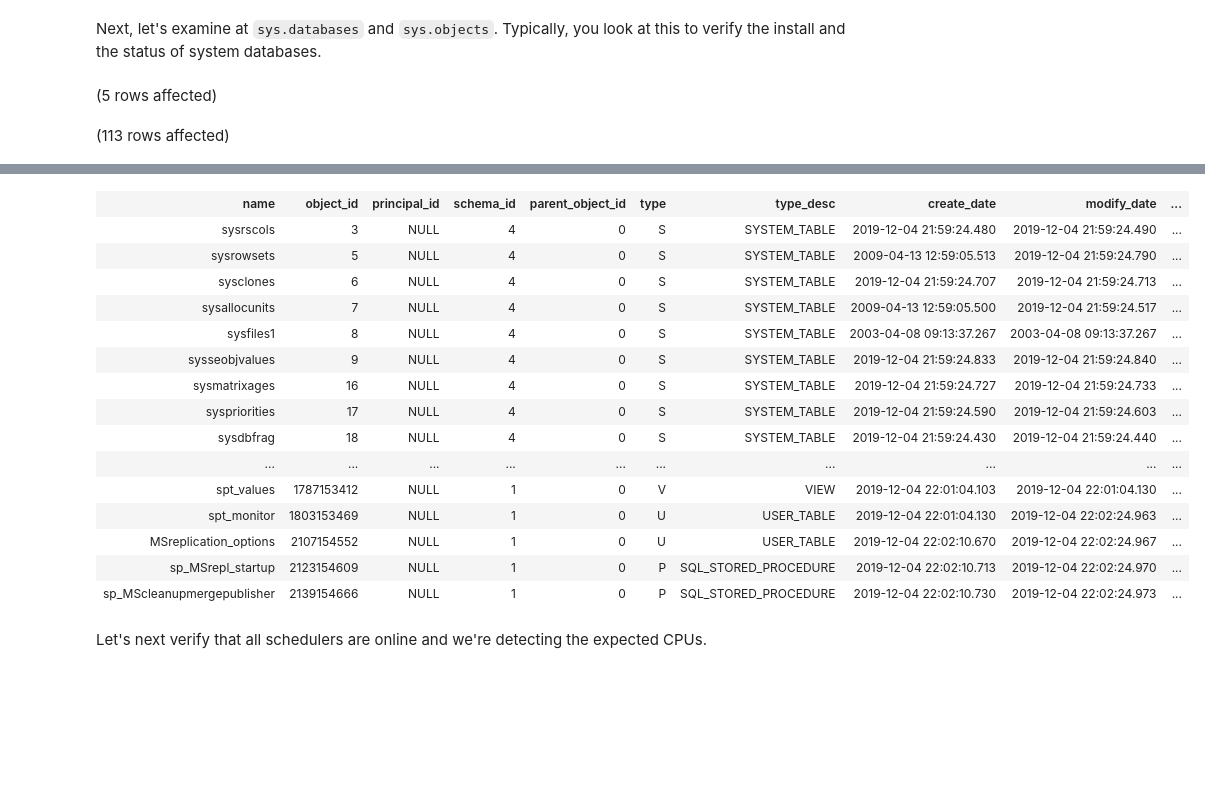
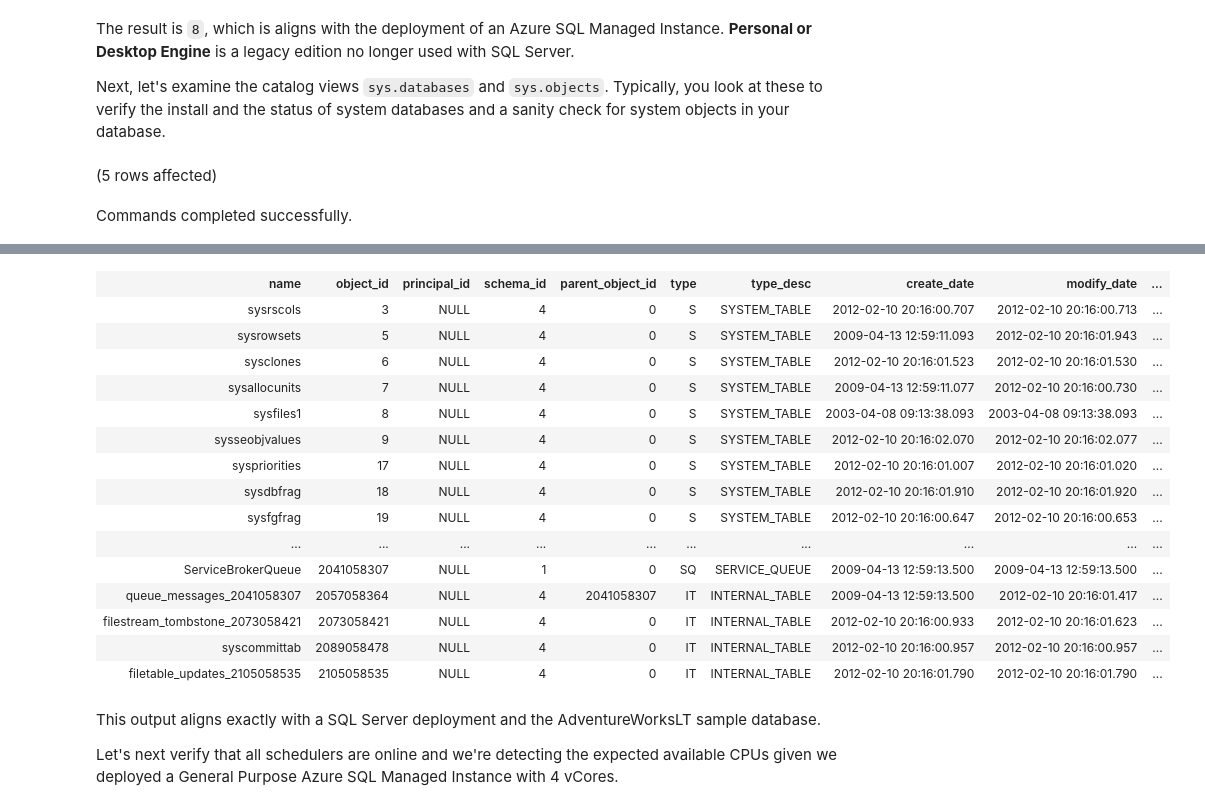
Before and after one commit to microsoft/sqlworkshops, a Jupyter notebook: AzureSQLWorkshop/azuresqlworkshop/02-DeployAndConfigure/verifydeployment/VerifyDeployment-MI.ipynb, the cells around one changed output, grey strips where cells are left out. Cells and saved outputs as stored; diff of their text form; code cells hidden in the pictures; blank space fills up the shorter version.

Commit message:
Updated Verify deployment notebooks
Updated notebooks for verify deployment

```diff
--- a/AzureSQLWorkshop/azuresqlworkshop/02-DeployAndConfigure/verifydeployment/VerifyDeployment-MI.ipynb
+++ b/AzureSQLWorkshop/azuresqlworkshop/02-DeployAndConfigure/verifydeployment/VerifyDeployment-MI.ipynb
@@ -35,11 +44,15 @@ Total execution time: 00:00:00.815
 | (No column name) |
 | 8 |
 # %% [markdown]
-Next, let's examine at `sys.databases` and `sys.objects`. Typically, you look at this to verify the install and the status of system databases.
+The result is `8`, which is aligns with the deployment of an Azure SQL Managed Instance. **Personal or Desktop Engine** is a legacy edition no longer used with SQL Server.
+
+Next, let's examine the catalog views `sys.databases` and `sys.objects`. Typically, you look at these to verify the install and the status of system databases and a sanity check for system objects in your database.
 # %%
-SELECT * FROM sys.databases
-
-SELECT * FROM sys.objects
+SELECT * FROM sys.databases;
+GO
+USE AdventureWorks0406;
+GO
+SELECT * FROM sys.objects;
 # %% [output]
 (5 rows affected)
-(113 rows affected)
+Commands completed successfully.
@@ -53,18 +67,20 @@ Total execution time: 00:00:01.695
 | name | object_id | principal_id | schema_id | parent_object_id | type | type_desc | create_date | modify_date | ... |
-| sysrscols | 3 | NULL | 4 | 0 | S | SYSTEM_TABLE | 2019-12-04 21:59:24.480 | 2019-12-04 21:59:24.490 | ... |
-| sysrowsets | 5 | NULL | 4 | 0 | S | SYSTEM_TABLE | 2009-04-13 12:59:05.513 | 2019-12-04 21:59:24.790 | ... |
-| sysclones | 6 | NULL | 4 | 0 | S | SYSTEM_TABLE | 2019-12-04 21:59:24.707 | 2019-12-04 21:59:24.713 | ... |
-| sysallocunits | 7 | NULL | 4 | 0 | S | SYSTEM_TABLE | 2009-04-13 12:59:05.500 | 2019-12-04 21:59:24.517 | ... |
-| sysfiles1 | 8 | NULL | 4 | 0 | S | SYSTEM_TABLE | 2003-04-08 09:13:37.267 | 2003-04-08 09:13:37.267 | ... |
-| sysseobjvalues | 9 | NULL | 4 | 0 | S | SYSTEM_TABLE | 2019-12-04 21:59:24.833 | 2019-12-04 21:59:24.840 | ... |
-| sysmatrixages | 16 | NULL | 4 | 0 | S | SYSTEM_TABLE | 2019-12-04 21:59:24.727 | 2019-12-04 21:59:24.733 | ... |
-| syspriorities | 17 | NULL | 4 | 0 | S | SYSTEM_TABLE | 2019-12-04 21:59:24.590 | 2019-12-04 21:59:24.603 | ... |
-| sysdbfrag | 18 | NULL | 4 | 0 | S | SYSTEM_TABLE | 2019-12-04 21:59:24.430 | 2019-12-04 21:59:24.440 | ... |
+| sysrscols | 3 | NULL | 4 | 0 | S | SYSTEM_TABLE | 2012-02-10 20:16:00.707 | 2012-02-10 20:16:00.713 | ... |
+| sysrowsets | 5 | NULL | 4 | 0 | S | SYSTEM_TABLE | 2009-04-13 12:59:11.093 | 2012-02-10 20:16:01.943 | ... |
+| sysclones | 6 | NULL | 4 | 0 | S | SYSTEM_TABLE | 2012-02-10 20:16:01.523 | 2012-02-10 20:16:01.530 | ... |
+| sysallocunits | 7 | NULL | 4 | 0 | S | SYSTEM_TABLE | 2009-04-13 12:59:11.077 | 2012-02-10 20:16:00.730 | ... |
+| sysfiles1 | 8 | NULL | 4 | 0 | S | SYSTEM_TABLE | 2003-04-08 09:13:38.093 | 2003-04-08 09:13:38.093 | ... |
+| sysseobjvalues | 9 | NULL | 4 | 0 | S | SYSTEM_TABLE | 2012-02-10 20:16:02.070 | 2012-02-10 20:16:02.077 | ... |
+| syspriorities | 17 | NULL | 4 | 0 | S | SYSTEM_TABLE | 2012-02-10 20:16:01.007 | 2012-02-10 20:16:01.020 | ... |
+| sysdbfrag | 18 | NULL | 4 | 0 | S | SYSTEM_TABLE | 2012-02-10 20:16:01.910 | 2012-02-10 20:16:01.920 | ... |
+| sysfgfrag | 19 | NULL | 4 | 0 | S | SYSTEM_TABLE | 2012-02-10 20:16:00.647 | 2012-02-10 20:16:00.653 | ... |
 | ... | ... | ... | ... | ... | ... | ... | ... | ... | ... |
-| spt_values | 1787153412 | NULL | 1 | 0 | V | VIEW | 2019-12-04 22:01:04.103 | 2019-12-04 22:01:04.130 | ... |
-| spt_monitor | 1803153469 | NULL | 1 | 0 | U | USER_TABLE | 2019-12-04 22:01:04.130 | 2019-12-04 22:02:24.963 | ... |
-| MSreplication_options | 2107154552 | NULL | 1 | 0 | U | USER_TABLE | 2019-12-04 22:02:10.670 | 2019-12-04 22:02:24.967 | ... |
-| sp_MSrepl_startup | 2123154609 | NULL | 1 | 0 | P | SQL_STORED_PROCEDURE | 2019-12-04 22:02:10.713 | 2019-12-04 22:02:24.970 | ... |
-| sp_MScleanupmergepublisher | 2139154666 | NULL | 1 | 0 | P | SQL_STORED_PROCEDURE | 2019-12-04 22:02:10.730 | 2019-12-04 22:02:24.973 | ... |
+| ServiceBrokerQueue | 2041058307 | NULL | 1 | 0 | SQ | SERVICE_QUEUE | 2009-04-13 12:59:13.500 | 2009-04-13 12:59:13.500 | ... |
+| queue_messages_2041058307 | 2057058364 | NULL | 4 | 2041058307 | IT | INTERNAL_TABLE | 2009-04-13 12:59:13.500 | 2012-02-10 20:16:01.417 | ... |
+| filestream_tombstone_2073058421 | 2073058421 | NULL | 4 | 0 | IT | INTERNAL_TABLE | 2012-02-10 20:16:00.933 | 2012-02-10 20:16:01.623 | ... |
+| syscommittab | 2089058478 | NULL | 4 | 0 | IT | INTERNAL_TABLE | 2012-02-10 20:16:00.957 | 2012-02-10 20:16:00.957 | ... |
+| filetable_updates_2105058535 | 2105058535 | NULL | 4 | 0 | IT | INTERNAL_TABLE | 2012-02-10 20:16:01.790 | 2012-02-10 20:16:01.790 | ... |
 # %% [markdown]
-Let's next verify that all schedulers are online and we're detecting the expected CPUs.
+This output aligns exactly with a SQL Server deployment and the AdventureWorksLT sample database.
+
+Let's next verify that all schedulers are online and we're detecting the expected available CPUs given we deployed a General Purpose Azure SQL Managed Instance with 4 vCores.
```
Also changed, not shown: parts of 21 cells of this notebook, 2 other files.
